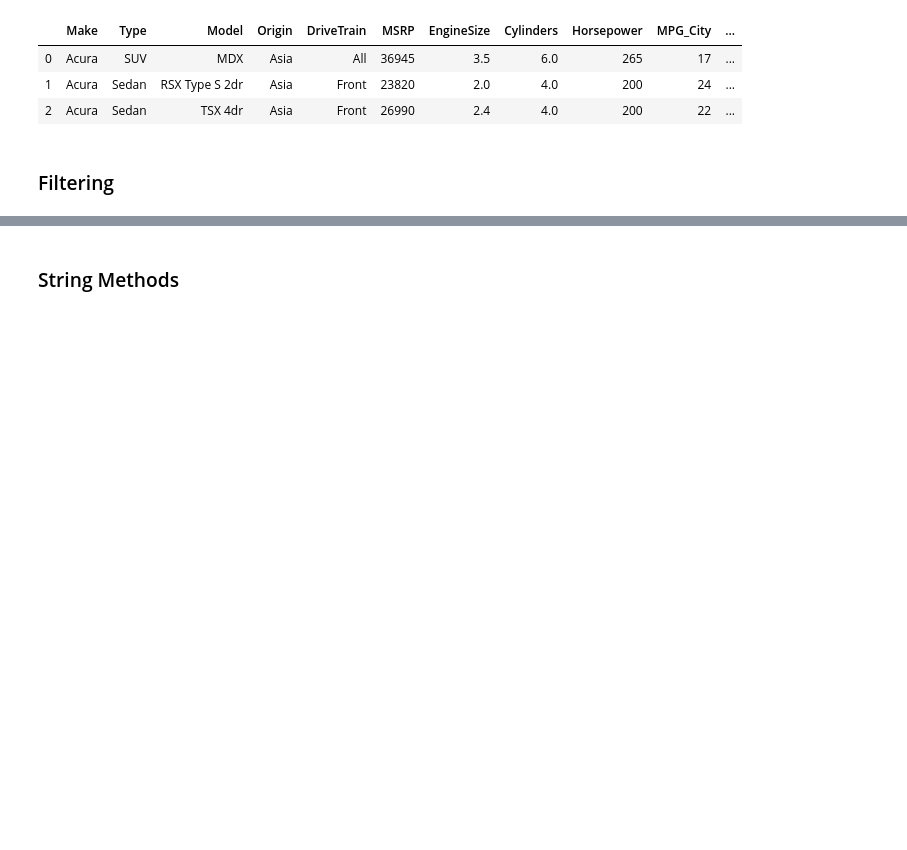
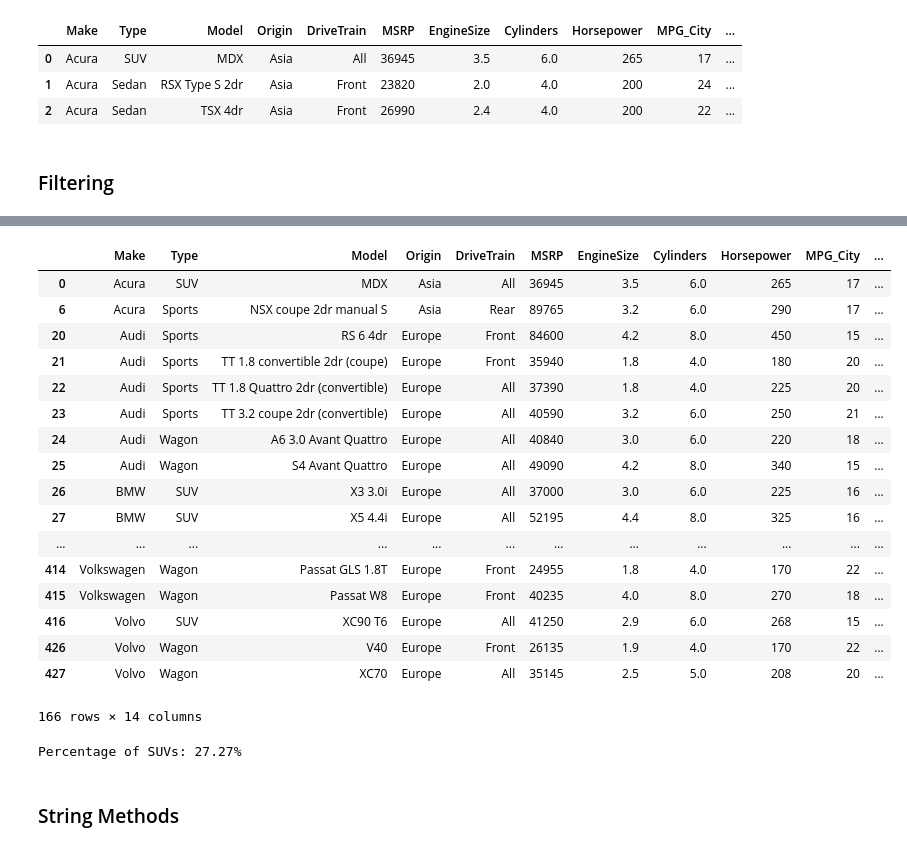
Before and after one commit to mustakarhu/ELY-Python-for-Data-Science, a Jupyter notebook: Exercise 7.ipynb, the cells around one changed output, grey strips where cells are left out. Saved outputs shown, nothing was run; the diff lists cells and outputs as text; code cells hidden in the pictures; blank space fills up the shorter version.

```diff
--- a/Exercise 7.ipynb
+++ b/Exercise 7.ipynb
@@ -40,7 +88,33 @@ cars.head(3)
 # %%
 # Select all except cars of sedan type
+cars[cars.Type != 'Sedan']
+# %% [output]
+|  | Make | Type | Model | Origin | DriveTrain | MSRP | EngineSize | Cylinders | Horsepower | MPG_City | ... |
+| 0 | Acura | SUV | MDX | Asia | All | 36945 | 3.5 | 6.0 | 265 | 17 | ... |
+| 6 | Acura | Sports | NSX coupe 2dr manual S | Asia | Rear | 89765 | 3.2 | 6.0 | 290 | 17 | ... |
+| 20 | Audi | Sports | RS 6 4dr | Europe | Front | 84600 | 4.2 | 8.0 | 450 | 15 | ... |
+| 21 | Audi | Sports | TT 1.8 convertible 2dr (coupe) | Europe | Front | 35940 | 1.8 | 4.0 | 180 | 20 | ... |
+| 22 | Audi | Sports | TT 1.8 Quattro 2dr (convertible) | Europe | All | 37390 | 1.8 | 4.0 | 225 | 20 | ... |
+| 23 | Audi | Sports | TT 3.2 coupe 2dr (convertible) | Europe | All | 40590 | 3.2 | 6.0 | 250 | 21 | ... |
+| 24 | Audi | Wagon | A6 3.0 Avant Quattro | Europe | All | 40840 | 3.0 | 6.0 | 220 | 18 | ... |
+| 25 | Audi | Wagon | S4 Avant Quattro | Europe | All | 49090 | 4.2 | 8.0 | 340 | 15 | ... |
+| 26 | BMW | SUV | X3 3.0i | Europe | All | 37000 | 3.0 | 6.0 | 225 | 16 | ... |
+| 27 | BMW | SUV | X5 4.4i | Europe | All | 52195 | 4.4 | 8.0 | 325 | 16 | ... |
+| ... | ... | ... | ... | ... | ... | ... | ... | ... | ... | ... | ... |
+| 414 | Volkswagen | Wagon | Passat GLS 1.8T | Europe | Front | 24955 | 1.8 | 4.0 | 170 | 22 | ... |
+| 415 | Volkswagen | Wagon | Passat W8 | Europe | Front | 40235 | 4.0 | 8.0 | 270 | 18 | ... |
+| 416 | Volvo | SUV | XC90 T6 | Europe | All | 41250 | 2.9 | 6.0 | 268 | 15 | ... |
+| 426 | Volvo | Wagon | V40 | Europe | Front | 26135 | 1.9 | 4.0 | 170 | 22 | ... |
+| 427 | Volvo | Wagon | XC70 | Europe | All | 35145 | 2.5 | 5.0 | 208 | 20 | ... |
+166 rows × 14 columns
 # %%
 # Select only Lexus cars, then calculate the percentage of SUVs among Lexus cars (try using loc)
+lexus  = cars[(cars.Make == 'Lexus')]
+SUVs_percent = round(len(lexus.loc[cars.Type == 'SUV'])/len(lexus)*100,2)
+
+print(f'Percentage of SUVs: {SUVs_percent}%')
+# %% [output]
+Percentage of SUVs: 27.27%
 # %% [markdown]
 ### String Methods
 # %%
```
Also changed, not shown: parts of 12 cells of this notebook, 2 other files.
